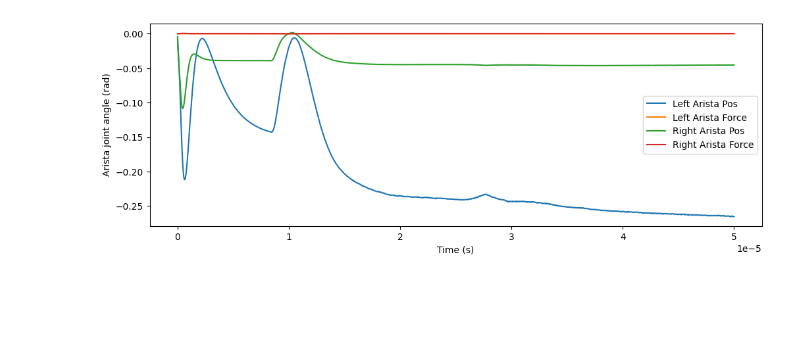
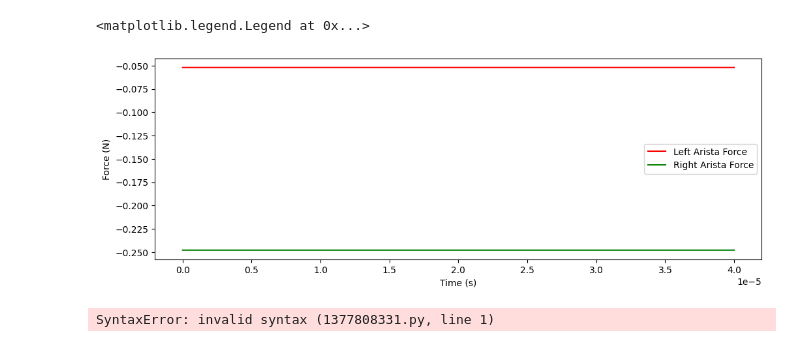
Before and after one commit to Nekoemy/CoBAR_wind_sensing, a Jupyter notebook: test_projet.ipynb, the cells around one changed output. Drawn from its saved outputs; the diff is of its cells as text; code cells hidden in the pictures; blank space fills up the shorter version.

```diff
--- a/test_projet.ipynb
+++ b/test_projet.ipynb
@@ -17,10 +18,10 @@ import numpy as np
 from IPython.display import Video
 import matplotlib.pyplot as plt
 # %%
-class WindArena(FlatTerrain):
+class WindArena(Tethered):
     def __init__(
         self,
-        wind_vector=[-100.0, 0, 0],
+        wind_vector=[-6.0, 0.0, 0.0],
         medium_density=0.01,
         medium_viscosity=0.01,
         **kwargs
@@ -66,12 +67,17 @@ class AristaNMF(NeuroMechFly):
             elif "Arista" in joint.name:
                 joint.stiffness = 0.002
                 joint.damping = 1e-5
+            elif "Head" in joint.name:
+                joint.stiffness = 1000.0
+                joint.damping = 1000.0
             else:
                 joint.stiffness = self.sim_params.non_actuated_joint_stiffness
                 joint.damping = self.sim_params.non_actuated_joint_damping
 
+
     def _add_joint_sensors(self):
         self._arista_sensors = []
+        self._debug_end_effectors = []
 
         for side in "LR":
             arista_sensor_joint = self.model.sensor.add(
@@ -80,9 +86,10 @@ class AristaNMF(NeuroMechFly):
             arista_sensor_torque = self.model.sensor.add(
                 "jointactuatorfrc", name=f"jointactuatorfrc_{side}Arista", joint=f"joint_{side}Arista"
             )
+            self._arista_sensors.append(arista_sensor_torque)
+            self._arista_sensors.append(arista_sensor_joint)
 
-            self._arista_sensors.append(arista_sensor_joint)
-            self._arista_sensors.append(arista_sensor_torque)
+
 
         return super()._add_joint_sensors()
 
@@ -105,6 +112,7 @@ class AristaNMF(NeuroMechFly):
         obs = super().get_observation()
         arista_obs = self.physics.bind(self._arista_sensors).sensordata
         obs["arista_joint_pos"] = arista_obs.copy()
+
         return obs
 
 
@@ -127,16 +135,21 @@ obs_list = []
 arista_nmf = AristaNMF(
     Parameters(render_camera="Animat/camera_front_zoomin", render_playspeed=0.1), arena = WindArena(), init_pose="stretch"
 )
-run_time = 0.5
+run_time = 0.4
 target_num_steps = int(run_time / arista_nmf.timestep)
 action = {"joints": leg_action}
 
 # run a simulation and bend the abdomen
 obs, info = arista_nmf.reset()
+end_effector_L = []
+end_effector_R = []
+
 for i in range(target_num_steps):
     # # here, we simply use the recorded joint angles as the target joint angles
     obs, reward, terminated, truncated, info = arista_nmf.step(action)
     obs_list.append(obs)
+    end_effector_L.append(arista_nmf.physics.named.data.qpos[f"Animat/joint_LArista"])
+    end_effector_R.append(arista_nmf.physics.named.data.qpos[f"Animat/joint_RArista"])
 
 
     arista_nmf.render()
@@ -168,12 +208,20 @@ ValueError: x and y must have same first dimension, but have shapes (5000,) and
 # %%
-arista_joint = np.array([obs["arista_joint_pos"] for obs in obs_list])
+#arista_joint = np.array([obs["arista_end_eff"] for obs in obs_list])
 time = np.linspace(0, run_time, target_num_steps) * arista_nmf.timestep
-plt.figure(figsize=(12, 4))
 
-plt.plot(time, arista_joint)
-plt.legend(["Left Arista Pos", "Left Arista Force","Right Arista Pos", "Right Arista Force"])
-plt.xlabel("Time (s)")
-plt.ylabel("Arista joint angle (rad)")
-plt.show()
+# Create a figure and a set of subplots
+fig, ax1 = plt.subplots(figsize=(12, 4))
+
+# Plotting the first and third curves on the left y-axis
+ax1.plot(time, end_effector_R, 'r',label="Left Arista Force")
+ax1.plot(time, end_effector_L,'g', label="Right Arista Force")
+ax1.set_xlabel('Time (s)')
+ax1.set_ylabel('Force (N)')
+ax1.legend(loc='best')
 # %% [output]
+<matplotlib.legend.Legend at 0x...>
-[figure, old version]
+[figure, new version]
+# %%
+mm/s^2 kg
+# %% [output]
+SyntaxError: invalid syntax (1377808331.py, line 1)
```
Also changed, not shown: parts of 9 cells of this notebook.
